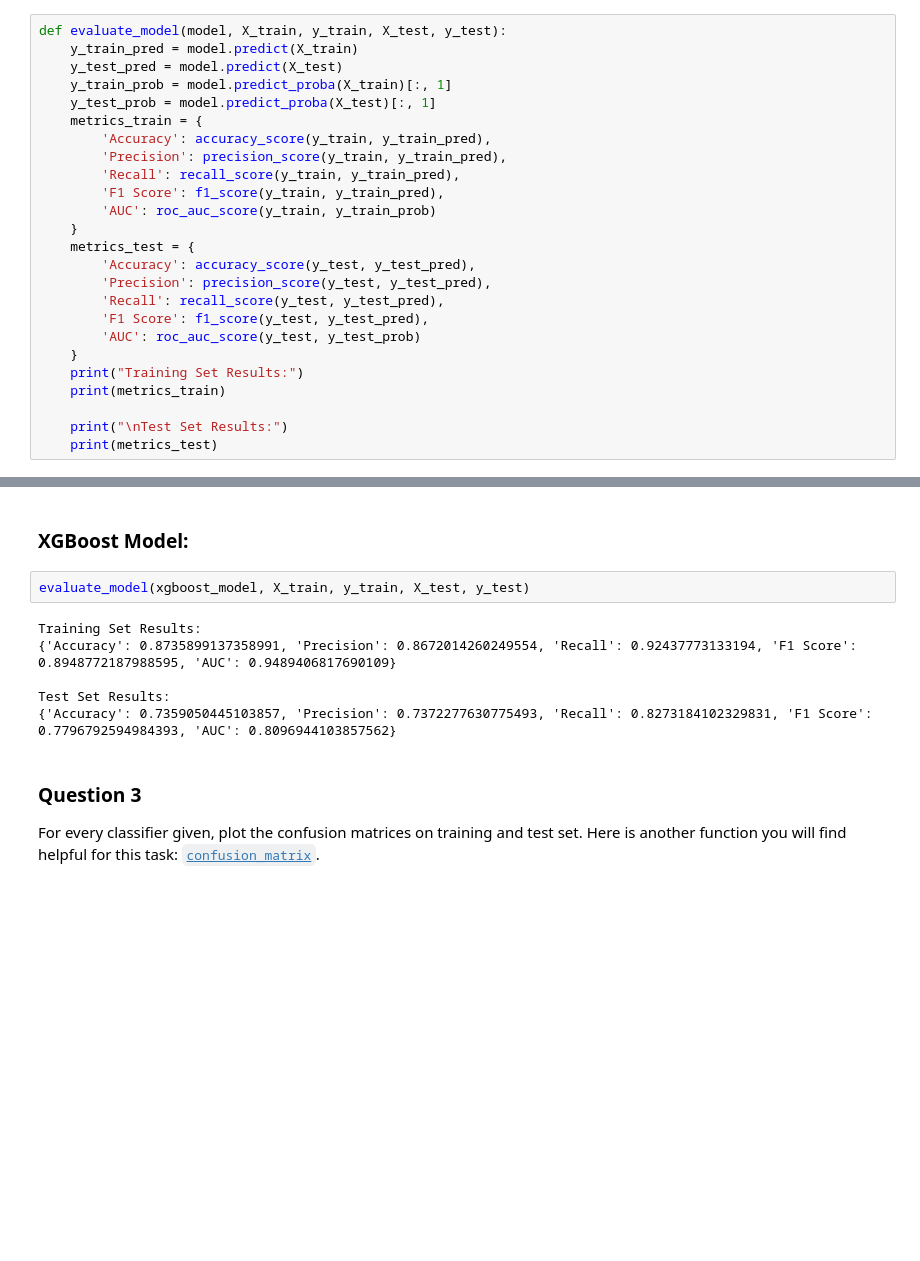
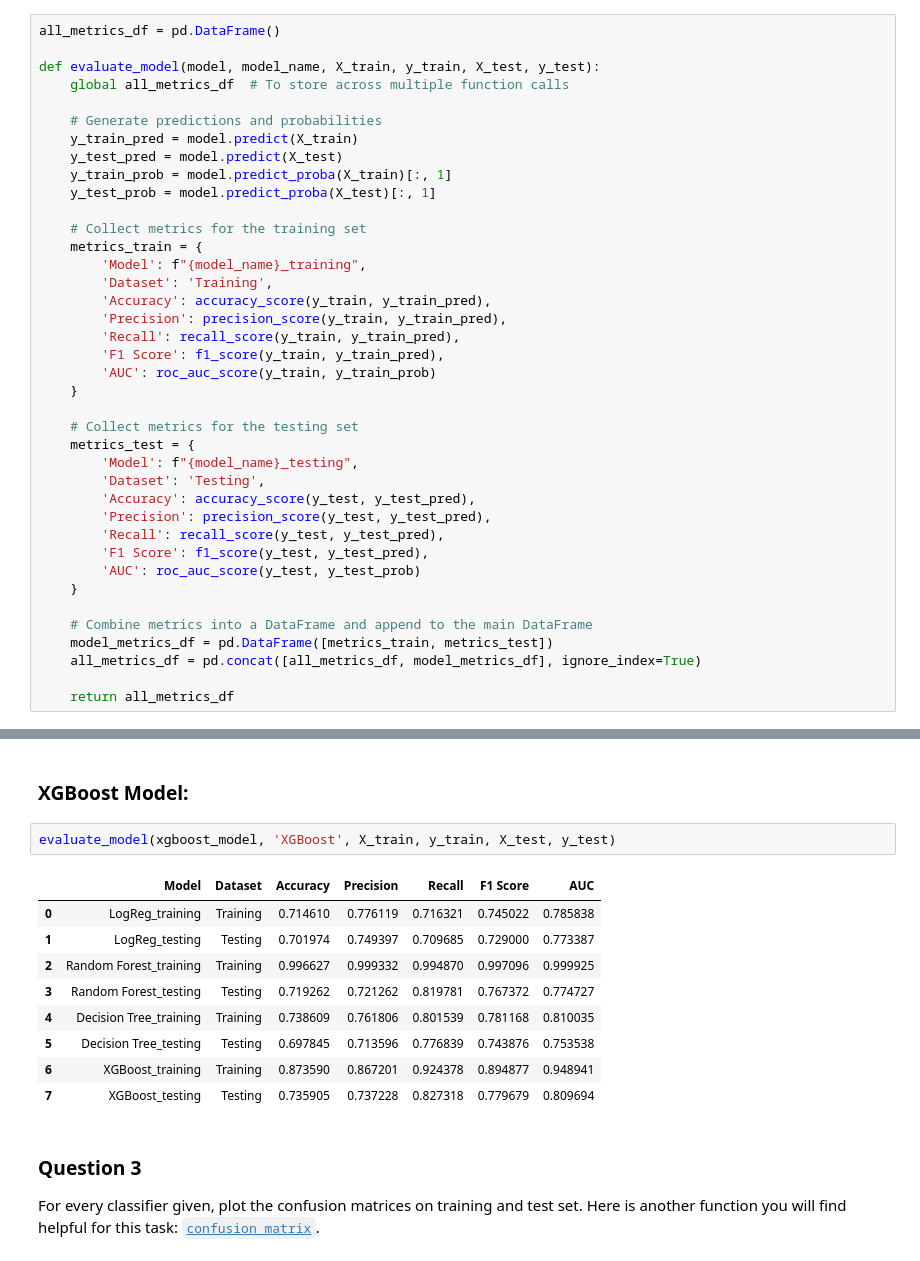
Before and after one commit to RaymondZhang20/DSCI430, a Jupyter notebook: a3/Module 3 assignment-1.ipynb, the cells around one changed output, grey strips where cells are left out. Cells and saved outputs as stored; diff of their text form; blank space fills up the shorter version.

```diff
--- a/a3/Module 3 assignment-1.ipynb
+++ b/a3/Module 3 assignment-1.ipynb
@@ -145,30 +145,44 @@ For every classifier given, calculate and report accuracy, precision, recall, F1
 - Scikit-learn provides a lot of useful built-in functions to compute performance metrics. You can find them all in the package [`sklearn.metrics`](https://scikit-learn.org/stable/modules/classes.html#module-sklearn.metrics), under Classification Metrics.
 - Some classifiers may take longer than others to make their predictions, so you may have to wait a few minutes for a cell to run. More than that, however, likely means something is wrong and needs to be fixed before continuing.
 # %%
-def evaluate_model(model, X_train, y_train, X_test, y_test):
+all_metrics_df = pd.DataFrame()
+
+def evaluate_model(model, model_name, X_train, y_train, X_test, y_test):
+    global all_metrics_df  # To store across multiple function calls
+
+    # Generate predictions and probabilities
     y_train_pred = model.predict(X_train)
     y_test_pred = model.predict(X_test)
     y_train_prob = model.predict_proba(X_train)[:, 1]
     y_test_prob = model.predict_proba(X_test)[:, 1]
+
+    # Collect metrics for the training set
     metrics_train = {
+        'Model': f"{model_name}_training",
+        'Dataset': 'Training',
         'Accuracy': accuracy_score(y_train, y_train_pred),
         'Precision': precision_score(y_train, y_train_pred),
         'Recall': recall_score(y_train, y_train_pred),
         'F1 Score': f1_score(y_train, y_train_pred),
         'AUC': roc_auc_score(y_train, y_train_prob)
     }
+
+    # Collect metrics for the testing set
     metrics_test = {
+        'Model': f"{model_name}_testing",
+        'Dataset': 'Testing',
         'Accuracy': accuracy_score(y_test, y_test_pred),
         'Precision': precision_score(y_test, y_test_pred),
         'Recall': recall_score(y_test, y_test_pred),
         'F1 Score': f1_score(y_test, y_test_pred),
         'AUC': roc_auc_score(y_test, y_test_prob)
     }
-    print("Training Set Results:")
-    print(metrics_train)
 
-    print("\nTest Set Results:")
-    print(metrics_test)
+    # Combine metrics into a DataFrame and append to the main DataFrame
+    model_metrics_df = pd.DataFrame([metrics_train, metrics_test])
+    all_metrics_df = pd.concat([all_metrics_df, model_metrics_df], ignore_index=True)
+
+    return all_metrics_df
 # %% [markdown]
 ### LogReg Model:
 # %%
@@ -202,13 +216,17 @@ Test Set Results:
 # %% [markdown]
 ### XGBoost Model:
 # %%
-evaluate_model(xgboost_model, X_train, y_train, X_test, y_test)
+evaluate_model(xgboost_model, 'XGBoost', X_train, y_train, X_test, y_test)
 # %% [output]
-Training Set Results:
-{'Accuracy': 0.8735899137358991, 'Precision': 0.8672014260249554, 'Recall': 0.92437773133194, 'F1 Score': 0.8948772187988595, 'AUC': 0.9489406817690109}
-
-Test Set Results:
-{'Accuracy': 0.7359050445103857, 'Precision': 0.7372277630775493, 'Recall': 0.8273184102329831, 'F1 Score': 0.7796792594984393, 'AUC': 0.8096944103857562}
+|  | Model | Dataset | Accuracy | Precision | Recall | F1 Score | AUC |
+| 0 | LogReg_training | Training | 0.714610 | 0.776119 | 0.716321 | 0.745022 | 0.785838 |
+| 1 | LogReg_testing | Testing | 0.701974 | 0.749397 | 0.709685 | 0.729000 | 0.773387 |
+| 2 | Random Forest_training | Training | 0.996627 | 0.999332 | 0.994870 | 0.997096 | 0.999925 |
+| 3 | Random Forest_testing | Testing | 0.719262 | 0.721262 | 0.819781 | 0.767372 | 0.774727 |
+| 4 | Decision Tree_training | Training | 0.738609 | 0.761806 | 0.801539 | 0.781168 | 0.810035 |
+| 5 | Decision Tree_testing | Testing | 0.697845 | 0.713596 | 0.776839 | 0.743876 | 0.753538 |
+| 6 | XGBoost_training | Training | 0.873590 | 0.867201 | 0.924378 | 0.894877 | 0.948941 |
+| 7 | XGBoost_testing | Testing | 0.735905 | 0.737228 | 0.827318 | 0.779679 | 0.809694 |
 # %% [markdown]
 ### Question 3
 
```
Also changed, not shown: parts of 13 cells of this notebook.
